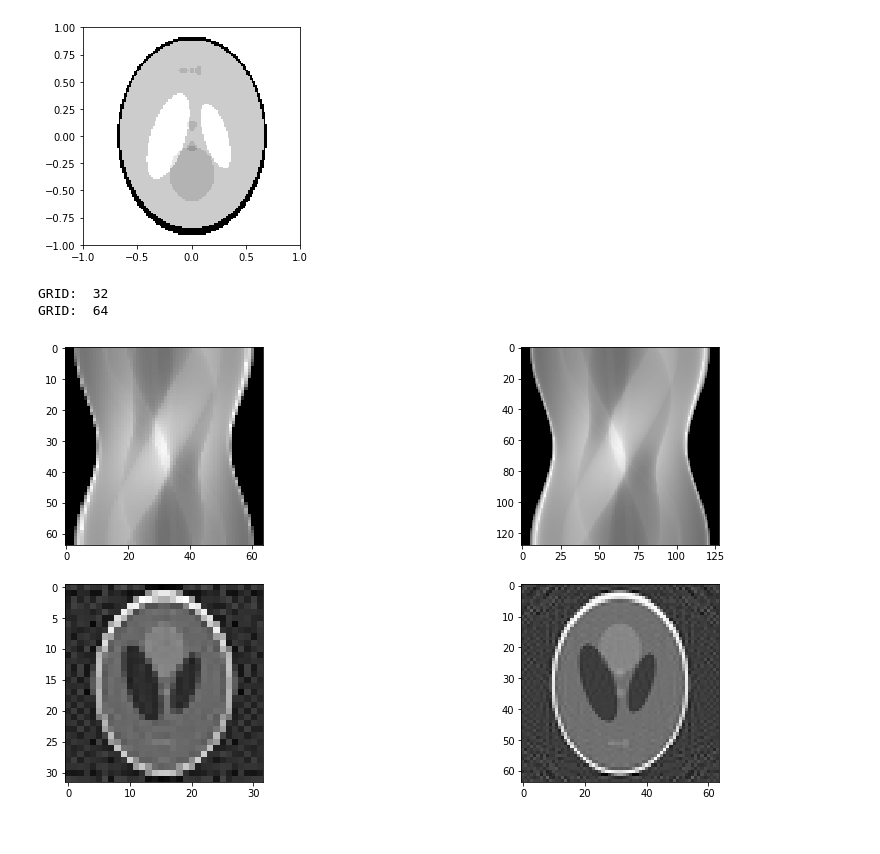
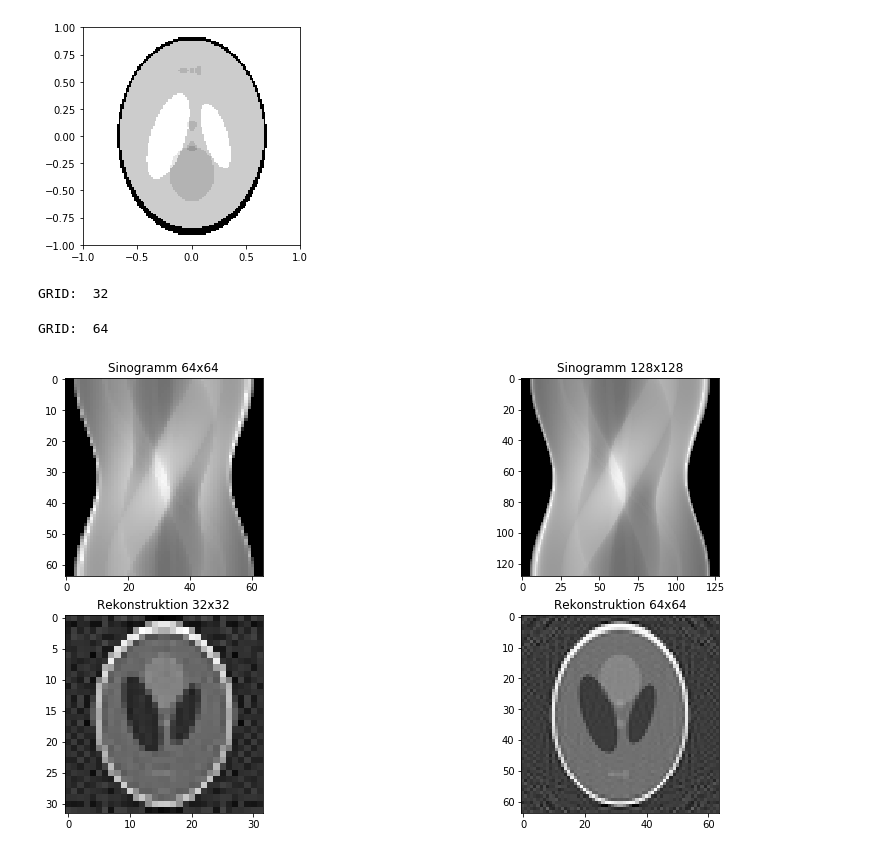
Before and after one commit to torstenschenk/BeuthDevML, a Jupyter notebook: Visual_n_Scientific_Comp/jupyter_files/vsc-03/tomography_solve.ipynb, the cells around one changed output. Drawn from its saved outputs; the diff is of its cells as text; code cells hidden in the pictures.

```diff
--- a/Visual_n_Scientific_Comp/jupyter_files/vsc-03/tomography_solve.ipynb
+++ b/Visual_n_Scientific_Comp/jupyter_files/vsc-03/tomography_solve.ipynb
@@ -45,8 +45,6 @@ def create_sinogram(nAngles, nSamples, angle_range=(0, np.pi)):
     # Tangente nach links und rechts gegangen werden um die Strahlstartwerte
     # zu berechnen.
     phi = np.linspace(0,np.pi,nAngles)
-    #print(phi)
-    #l = 1
 
     # Tipp: Mittlere Strahlenstartpunkt in Polarkoordinatendarstellung
     # repräsentieren und dann in x/y Position umwandeln.
@@ -90,7 +88,7 @@ def create_sinogram(nAngles, nSamples, angle_range=(0, np.pi)):
 # ---------------------------------------------
 # Main Programablauf:
 # ---------------------------------------------
-gridsizes = [32,64] #,32]#,64] #, 128]  # , 128, 256]
+gridsizes = [32, 64] #, 128]  # , 128, 256]
 # plot mit unterfigures
 fig, ax = plt.subplots(nrows=2, ncols=len(gridsizes), figsize=(15, 8))
 # Für alle Gridsizes:
@@ -98,12 +96,13 @@ for i,ng in enumerate(gridsizes):
     print("GRID: ", ng)
     nGrid = ng
     # die Anzahl der Winkelstufen
-    nSamples = 2*nGrid # wird benötigt, bei gleicher Anzahl wie Grid singuläre Matrix oder keine/fehlerhafte Lösung
+    nSamples = 2*nGrid # wird benötigt, bei gleicher Anzahl wie Grid: singuläre Matrix oder keine/fehlerhafte Lösung
     nAngles = 2*nGrid
 
     # Erstellen Sie das Sinogram mithilfe Ihrer zuvor geschriebenen Funktion.
     Matrix, rp ,rd = create_sinogram(nAngles, nSamples)
     # Plotten Sie das Sinogram mit Hilfe von Matplotlib. Nutzen Sie die 'gist_yarg' color map
+    ax[0][i].title.set_text('Sinogramm '+str(gridsizes[i]*2)+'x'+str(gridsizes[i]*2))
     ax[0][i].imshow(Matrix, cmap="gist_yarg")
 
     # Die bekannten aufgenommenen Intensitaetswerte im Sinogram speichern wir als ein Vektor (siehe np.ravel)
@@ -152,10 +151,6 @@ for i,ng in enumerate(gridsizes):
         # Das ist das gleiche wie:
         # for k in range(len(I)):
         #   A[i*nSamples+I[k], G[k]] = dt[k]
-        #if n == 3:
-        #    print(I)
-        #    print(G)
-        #    print(dt)
 
         #print('samples:',n*nSamples+I)
         #print('G:',G)
@@ -166,19 +161,6 @@ for i,ng in enumerate(gridsizes):
         #print('samples:',n*nSamples+I)
         A[n*nSamples+I, G] = dt
 
-        #if n==1:
-        #    break
-
-        #for r in range(A.shape[0]):
-        #    for c in range(A.shape[1]):
-        #        if A[r,c]>0:
-        #            print('A r:',r, 'Ac:', c, 'A:',A[r,c])
-
-
-
-        # print(sum(A[]))
-
-    ##print('r:',r,':',A[0,:])
     #print(A.shape)
     #for r in range(A.shape[0]):
     #    #for c in range(A.shape[1]):
@@ -194,41 +176,37 @@ for i,ng in enumerate(gridsizes):
     #print(b.shape)
     #print(A.shape)
     Ata = np.matmul(A.T,A)
-   # for r in range(Ata.shape[0]):
+    # for r in range(Ata.shape[0]):
     #    #for c in range(A.shape[1]):
     #    print('r:',r,':',Ata[r,:])
 
     Atb = np.matmul(A.T,b)
     #print(Ata.shape)
     #print(Atb.shape)
 
     #for r in range(Ata.shape[0]):
         #for c in range(A.shape[1]):
     #    print('r:',r,':',A[r,:])
 
     x = np.linalg.solve(Ata,Atb)
     #x = np.linalg.solve(A,b)
     #x = np.linalg.lstsq(A, b)
     #print('shape:',len(x))
     # Lösungsvektor wieder auf die gewünschte Form bringen - reshape() und
     # wieder exponieren.
     XRay = np.reshape(x,(gridsizes[i],gridsizes[i]))
     XRay = np.exp(XRay)
-
-    #print(XRay[0:5,0:5])
-    #XRay = np.log(XRay)
-    #XRay = np.exp(1/XRay)
-    #XRay = np.power(10,1.0/XRay)
     #print(XRay[0:5,0:5])
 
     # Plotten Sie die Rekonstruktion mit Hilfe von Matplotlib. Nutzen Sie die 'gist_yarg' color map
     # ax[1][i].imshow(Matrix, cmap="gist_yarg")
+    ax[1][i].title.set_text('Rekonstruktion '+str(gridsizes[i])+'x'+str(gridsizes[i]))
     ax[1][i].imshow(XRay, cmap="gist_yarg")
 
 
-# plt.savefig('tg_fig.png', bbox_inches='tight')
+plt.savefig('tg_fig.png', bbox_inches='tight')
 plt.show()
 # %% [output]
 GRID:  32
-GRID:  64
+GRID:  64
-[figure, old version]
+[figure, new version]
```
Also changed, not shown: 2 other files.
